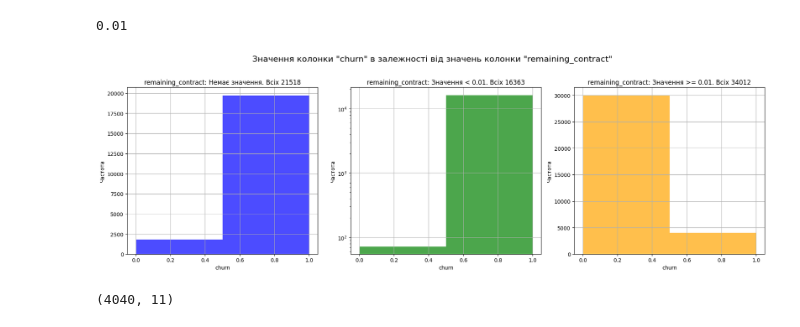
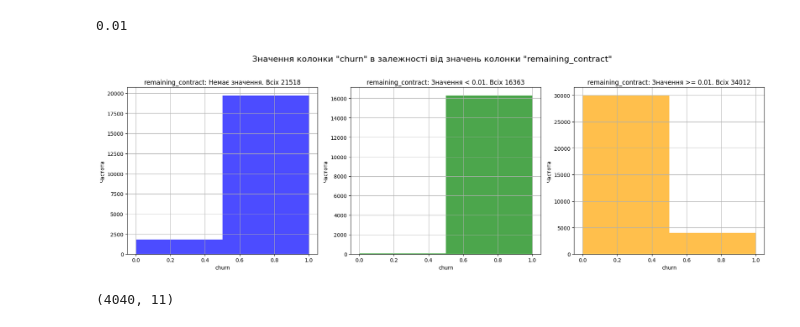
Before and after one commit to AndriiLi/project1_group2, a Jupyter notebook: clean_data.ipynb, the cells around one changed output. Cells and saved outputs as stored; diff of their text form; code cells hidden in the pictures.

```diff
--- a/clean_data.ipynb
+++ b/clean_data.ipynb
@@ -185,35 +185,35 @@ fig.suptitle('Значення колонки "churn" в залежності в
 
 # Графік 1: Значення в колонці "churn", де в колонці "remaining_contract" немає значення
 axes[0].hist(df[df['remaining_contract'].isna()]['churn'].dropna(), bins=2, color='blue', alpha=0.7)
 axes[0].set_title('remaining_contract: Немає значення. Всіх '+str(df[df['remaining_contract'].isna()].shape[0]))
 axes[0].set_xlabel('churn')
 axes[0].set_ylabel('Частота')
 axes[0].grid(True)
 
 # Графік 2: Значення в колонці "churn", де в колонці "remaining_contract" дорівнює 0
 axes[1].hist(df[df['remaining_contract'] < 0.01]['churn'].dropna(), bins=2, color='green', alpha=0.7)
 axes[1].set_title('remaining_contract: Значення < 0.01. Всіх '+str(df[df["remaining_contract"]<0.01].shape[0]))
 axes[1].set_xlabel('churn')
 axes[1].set_ylabel('Частота')
 axes[1].grid(True)
-axes[1].set_yscale("log")
+#axes[1].set_yscale("log")
 
 # Графік 3: Значення в колонці "churn", де в колонці "remaining_contract" не нуль
 axes[2].hist(df[df['remaining_contract'] >= 0.01]['churn'].dropna(), bins=2, color='orange', alpha=0.7)
 axes[2].set_title('remaining_contract: Значення >= 0.01. Всіх ' + str(df[df["remaining_contract"]>=0.01].shape[0]))
 axes[2].set_xlabel('churn')
 axes[2].set_ylabel('Частота')
 axes[2].grid(True)
 
 # Автоматичне коригування відстаней між підграфіками
 plt.tight_layout(rect=[0, 0, 1, 0.96])
 
 # Відображення фігури
 plt.show()
 
 print ()
 # %% [output]
-[figure, old version]
+[figure, new version]
 # %%
 # Фільтрація рядків, де remaining_contract не дорівнює 0 і churn = 1
 filtered_df = df[(df['remaining_contract'] >= 0.01) & (df['churn'] == 1)]
```
Also changed, not shown: parts of 4 cells of this notebook.
